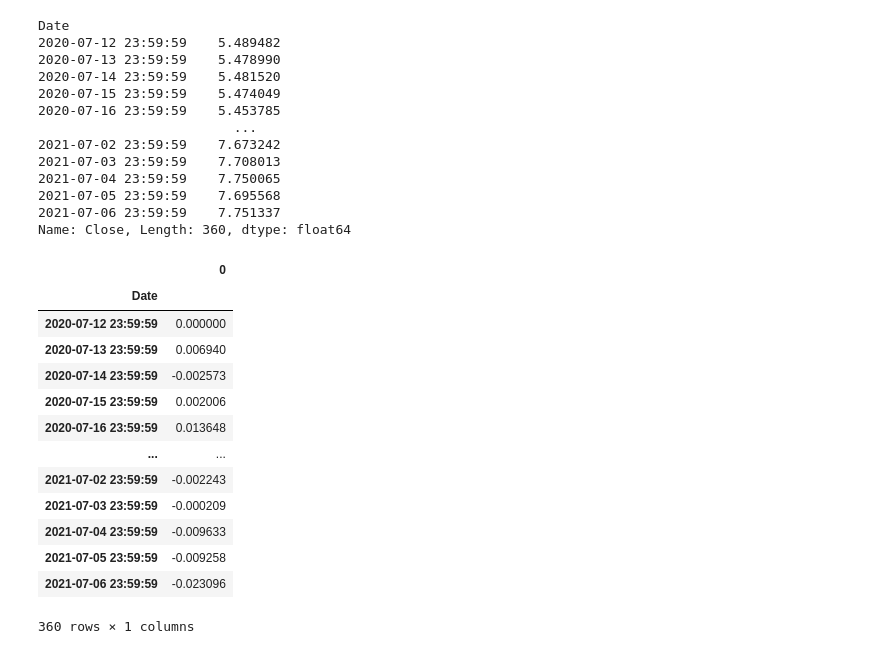
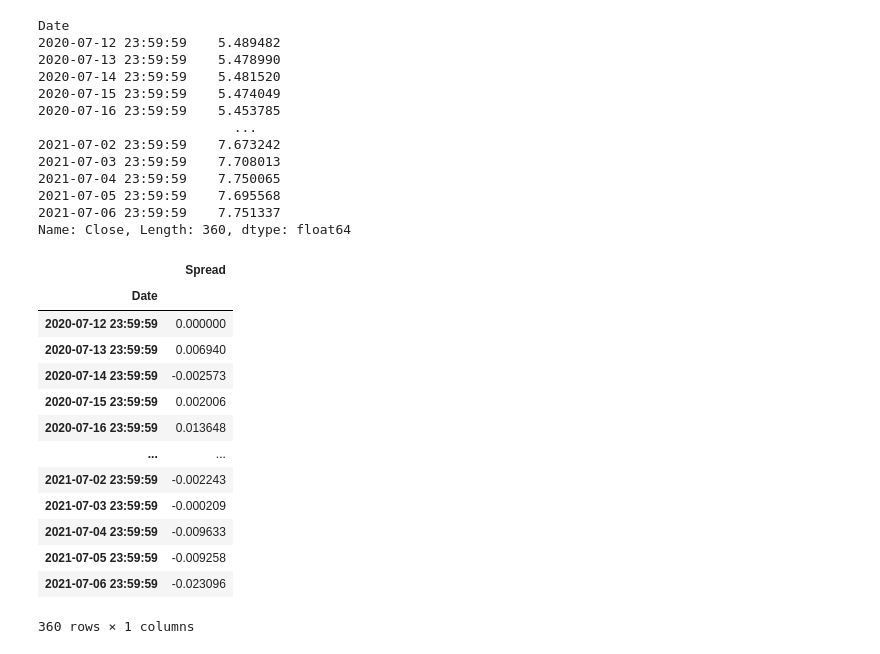
Before and after one commit to DataTortuga/crypto-pair-trade-analysis, a Jupyter notebook: BTC-ETH-Pair-Trade/BTC-ETH-Pair-Trade2.ipynb, the cells around one changed output. Drawn from its saved outputs; the diff is of its cells as text; code cells hidden in the pictures.

```diff
--- a/BTC-ETH-Pair-Trade/BTC-ETH-Pair-Trade2.ipynb
+++ b/BTC-ETH-Pair-Trade/BTC-ETH-Pair-Trade2.ipynb
@@ -432,11 +435,11 @@ Date
 2021-07-06 23:59:59    7.751337
 Name: Close, Length: 360, dtype: float64
 # %%
-yport_df = pd.DataFrame(yport,index=log_close_btc.index)
+yport_df = pd.DataFrame(yport,index=log_close_btc.index,columns=['Spread'])
 
 yport_df
 # %% [output]
-|  | 0 |
+|  | Spread |
 | Date |  |
 | 2020-07-12 23:59:59 | 0.000000 |
 | 2020-07-13 23:59:59 | 0.006940 |
```
Also changed, not shown: parts of 13 cells of this notebook.
